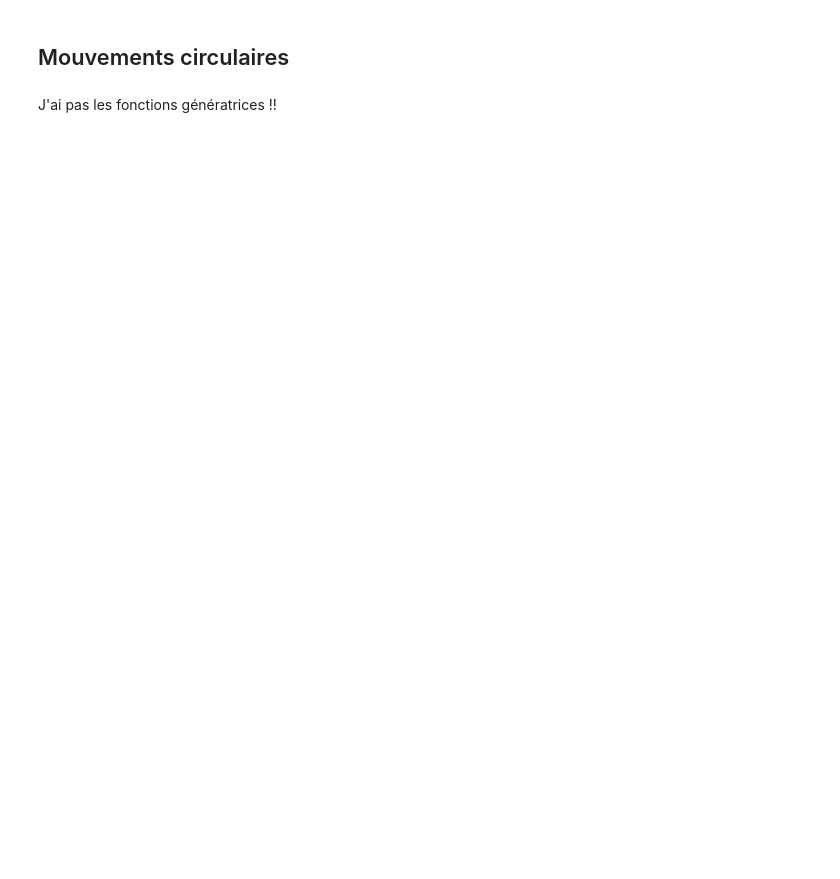
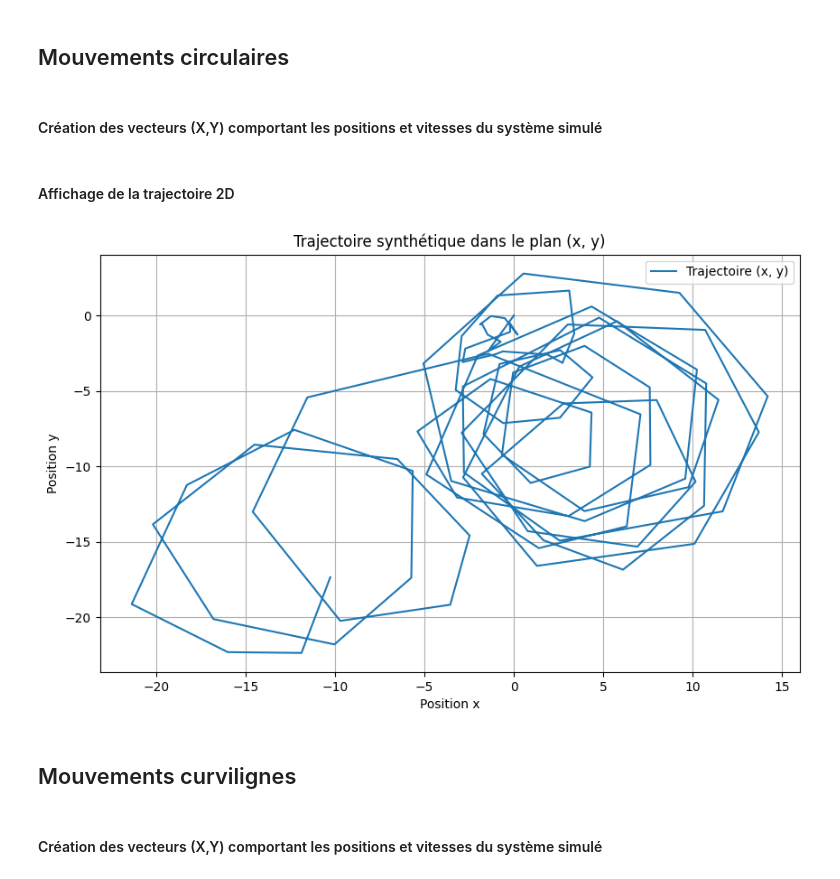
Before and after one commit to getrichthroughcode/Projet-S9, a Jupyter notebook: All_gen.ipynb, the cells around one changed output. Cells and saved outputs as stored; diff of their text form; code cells hidden in the pictures; blank space fills up the shorter version.

Commit message:
Ajout des mouvements circulaires et curvilignes. Ajout de la fonction de test de blancheur

```diff
--- a/All_gen.ipynb
+++ b/All_gen.ipynb
@@ -299,4 +280,33 @@ plt.show()
 # %% [markdown]
 ## Mouvements circulaires
 # %% [markdown]
-J'ai pas les fonctions génératrices !!
+#### Création des vecteurs (X,Y) comportant les positions et vitesses du système simulé
+# %%
+import numpy as np
+from MCircu_gen import Mcircu_gen
+length = 100  #Nb d'echantillons
+T = 1  # période d'échantillonage
+x_0 = np.array([[0], [0], [0],[0]])  # Vecteur initial
+sigma=1
+omega = 1
+cood_circu = Mcircu_gen(length, T, x_0,omega,sigma)
+# %% [markdown]
+#### Affichage de la trajectoire 2D
+# %%
+import matplotlib.pyplot as plt
+x_coords_circu = [xi[0, 0] for xi in cood_circu]
+y_coords_circu = [yi[2,0] for yi in cood_circu]
+plt.figure(figsize=(10, 6))
+plt.plot(x_coords_circu, y_coords_circu, label='Trajectoire (x, y)')
+plt.title('Trajectoire synthétique dans le plan (x, y)')
+plt.xlabel('Position x')
+plt.ylabel('Position y')
+plt.legend()
+plt.grid(True)
+plt.show()
+# %% [output]
+[figure, added]
+# %% [markdown]
+## Mouvements curvilignes
+# %% [markdown]
+#### Création des vecteurs (X,Y) comportant les positions et vitesses du système simulé
```
Also changed, not shown: parts of 13 cells of this notebook, 5 other files.
